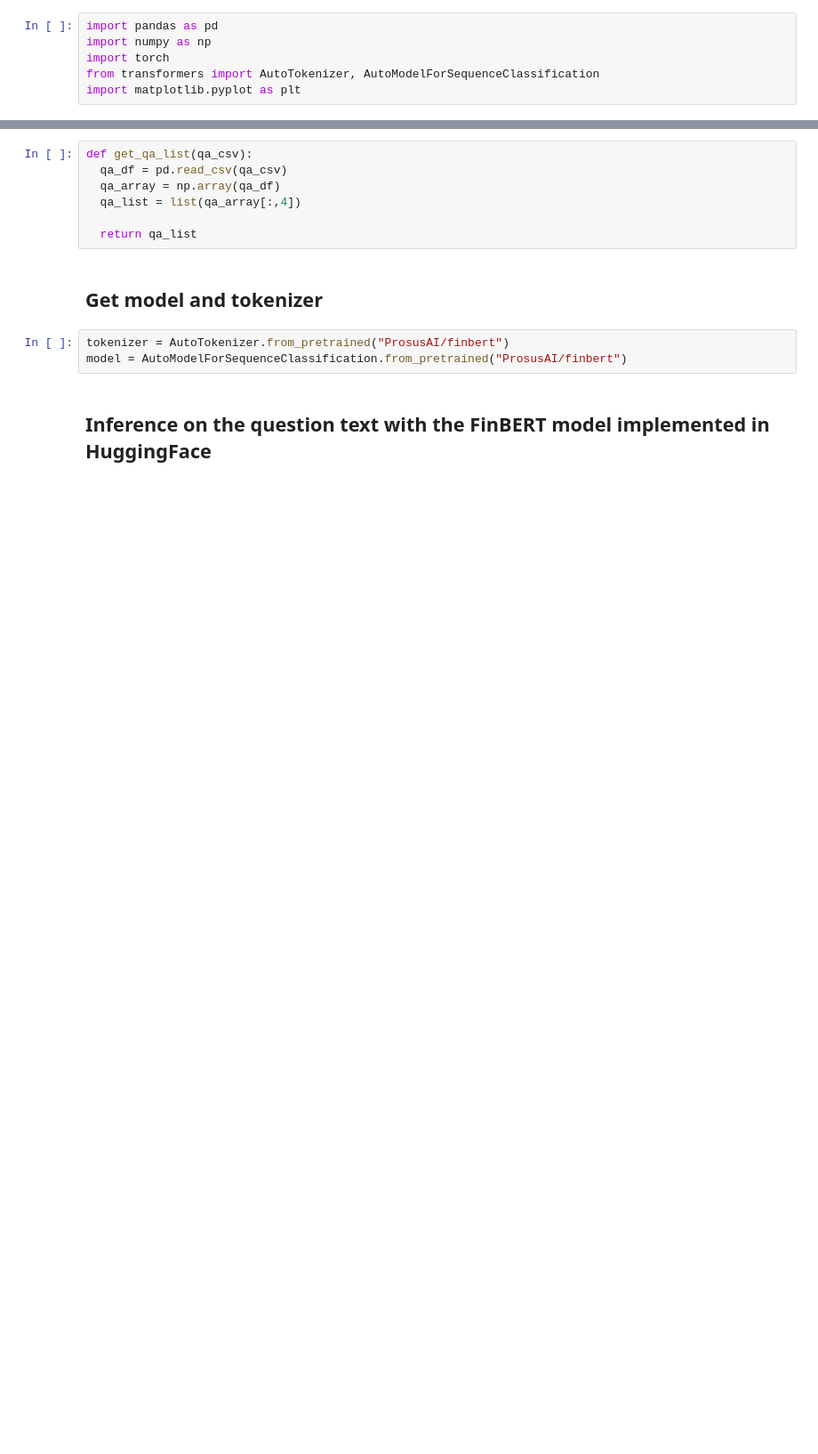
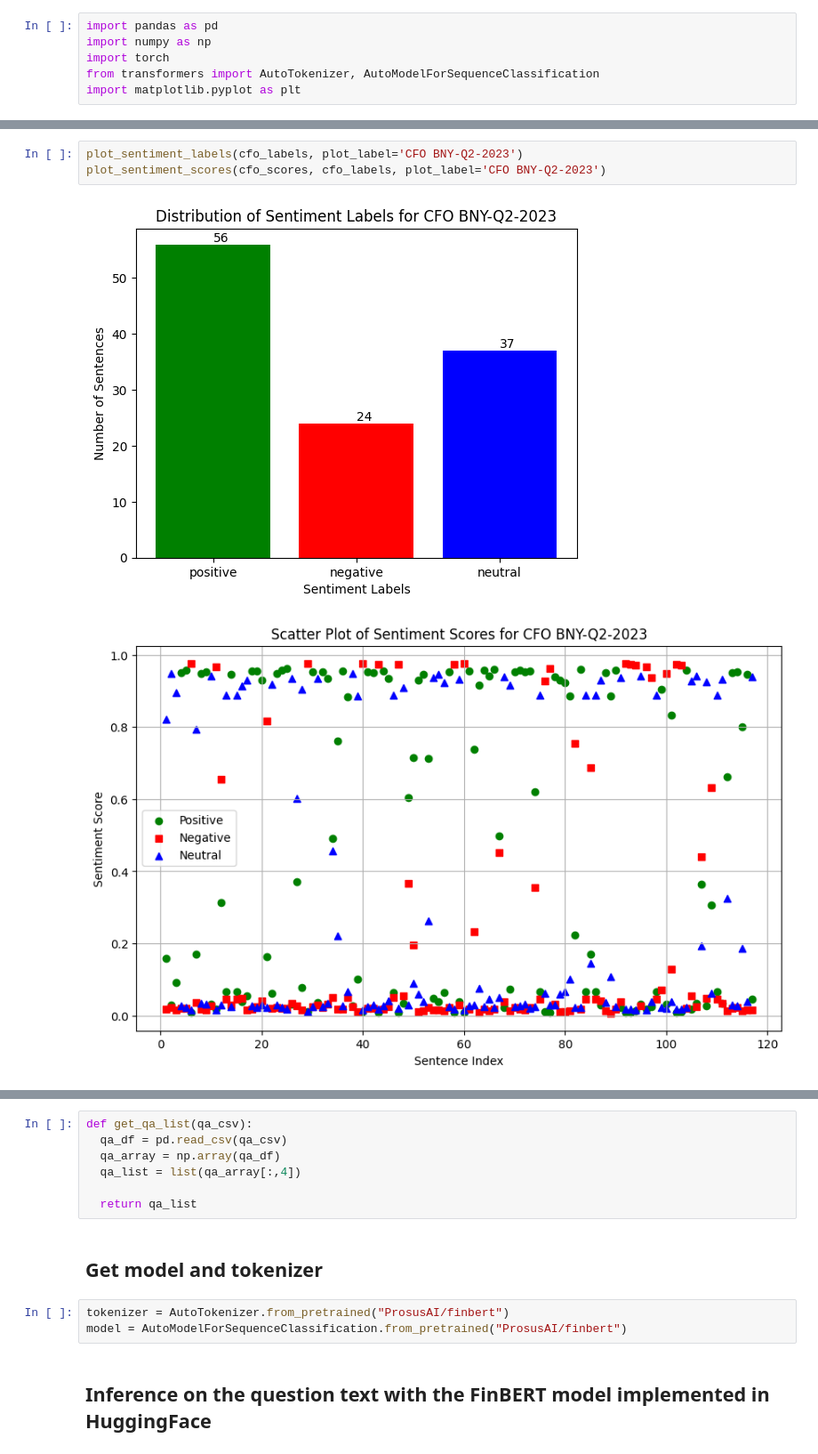
Before and after one commit to CMU-MSAII-BNY-AIHUB/IRGraph, a Jupyter notebook: sentiment-analysis/sentiment_visualizations.ipynb, the cells around one changed output, grey strips where cells are left out. Shown at 89% size. Cells and saved outputs as stored; diff of their text form; blank space fills up the shorter version.

```diff
--- a/qa_sentiment_analysis/BKGraph_Sentiment_Analysis.ipynb
+++ b/sentiment-analysis/sentiment_visualizations.ipynb
@@ -21 +89,7 @@ import matplotlib.pyplot as plt
+# %%
+plot_sentiment_labels(cfo_labels, plot_label='CFO BNY-Q2-2023')
+plot_sentiment_scores(cfo_scores, cfo_labels, plot_label='CFO BNY-Q2-2023')
+# %% [output]
+[figure, added]
+[figure, added]
 # %% [markdown]
```
Also changed, not shown: parts of 14 cells of this notebook, 13 other files.
